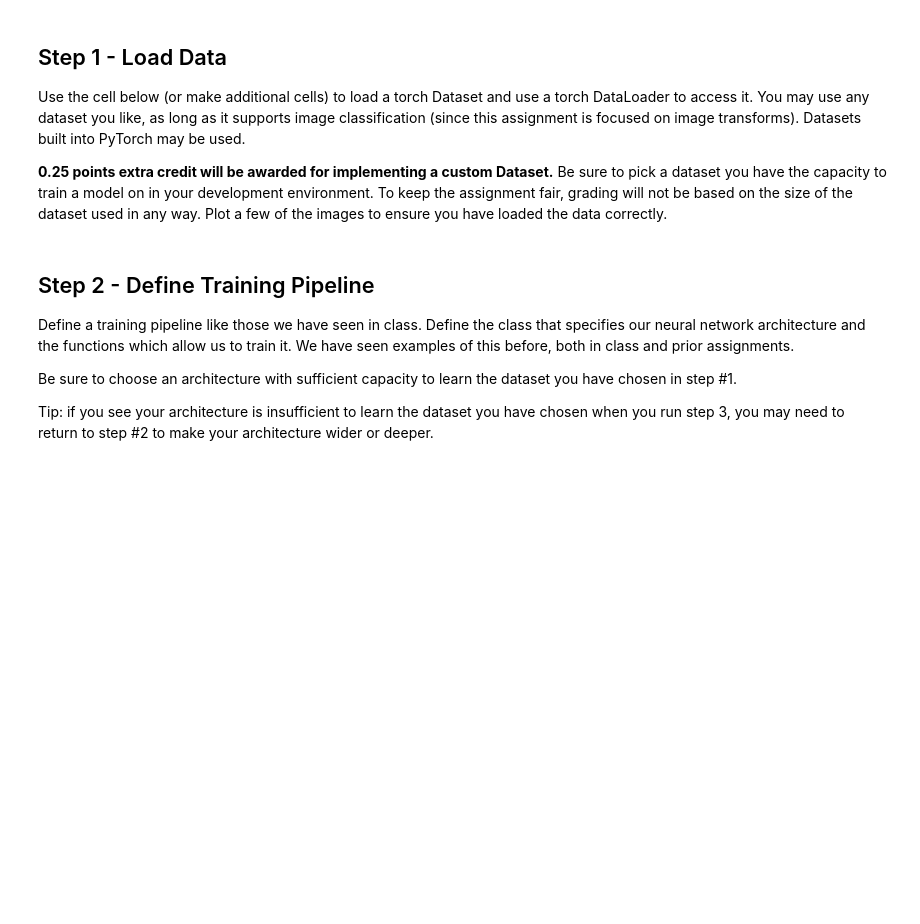
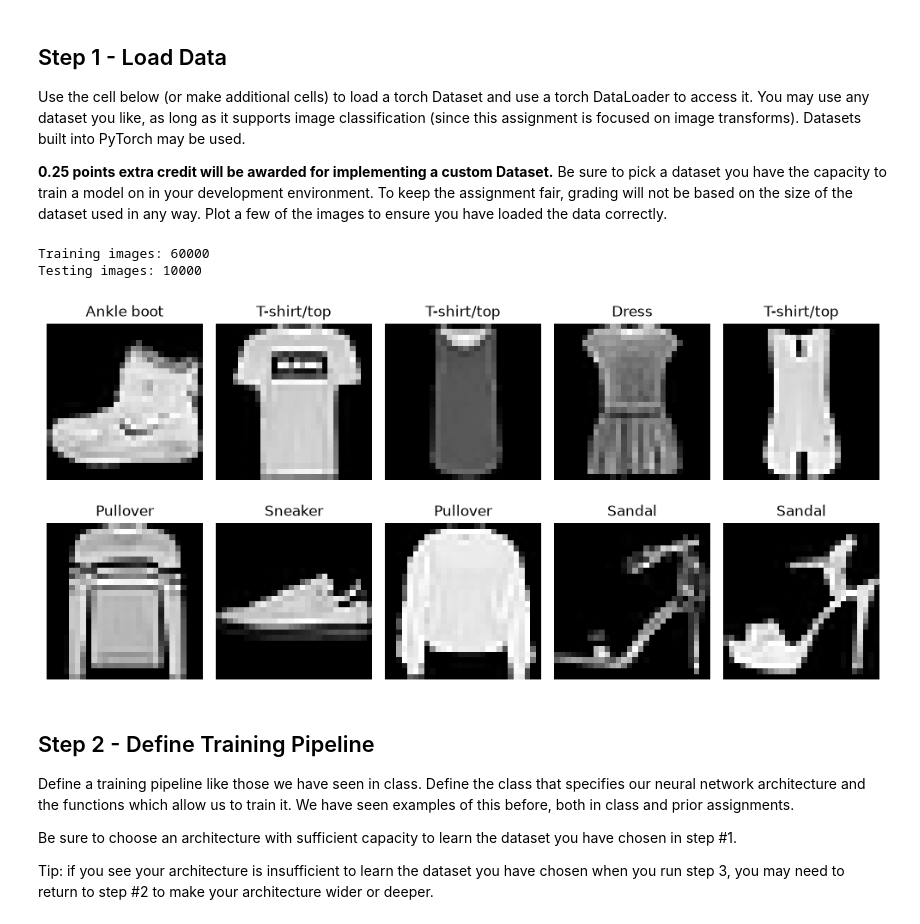
Before and after one commit to oza8-ctrl/assignment-02, a Jupyter notebook: assignment/task-01.ipynb, the cells around one changed output. Drawn from its saved outputs; the diff is of its cells as text; code cells hidden in the pictures; blank space fills up the shorter version.

```diff
--- a/assignment/task-01.ipynb
+++ b/assignment/task-01.ipynb
@@ -67,3 +70,53 @@ Use the cell below (or make additional cells) to load a torch Dataset and use a
+# %%
+
+# Convert images into PyTorch tensors
+transform = transforms.ToTensor()
+
+# Load Fashion-MNIST training and test datasets
+train_dataset = datasets.FashionMNIST(
+    root="./data",
+    train=True,
+    download=True,
+    transform=transform
+)
+
+test_dataset = datasets.FashionMNIST(
+    root="./data",
+    train=False,
+    download=True,
+    transform=transform
+)
+
+# Create DataLoaders
+train_loader = DataLoader(
+    train_dataset, batch_size=64, shuffle=True
+)
+
+test_loader = DataLoader(
+    test_dataset, batch_size=64, shuffle=False
+)
+
+# Display dataset information
+print("Training images:", len(train_dataset))
+print("Testing images:", len(test_dataset))
+
+# Visualize example images
+class_names = train_dataset.classes
+
+fig, axes = plt.subplots(2, 5, figsize=(10, 5))
+
+for i, ax in enumerate(axes.flat):
+    image, label = train_dataset[i]
+    ax.imshow(image.squeeze(), cmap="gray")
+    ax.set_title(class_names[label])
+    ax.axis("off")
+
+plt.tight_layout()
+plt.show()
+# %% [output]
+Training images: 60000
+Testing images: 10000
+[figure, added]
 # %% [markdown]
 ## Step 2 - Define Training Pipeline
 
```
Also changed, not shown: parts of 13 cells of this notebook.
